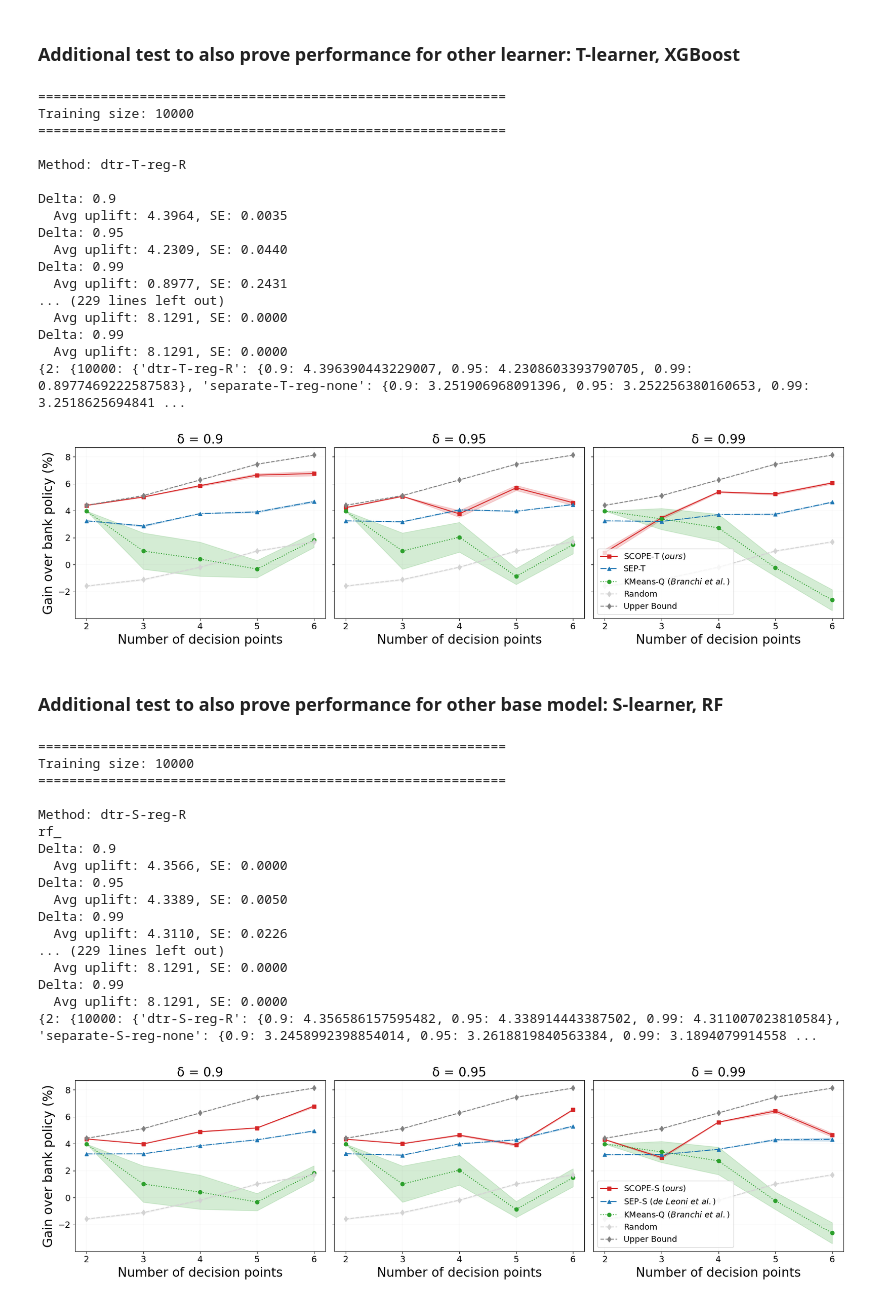
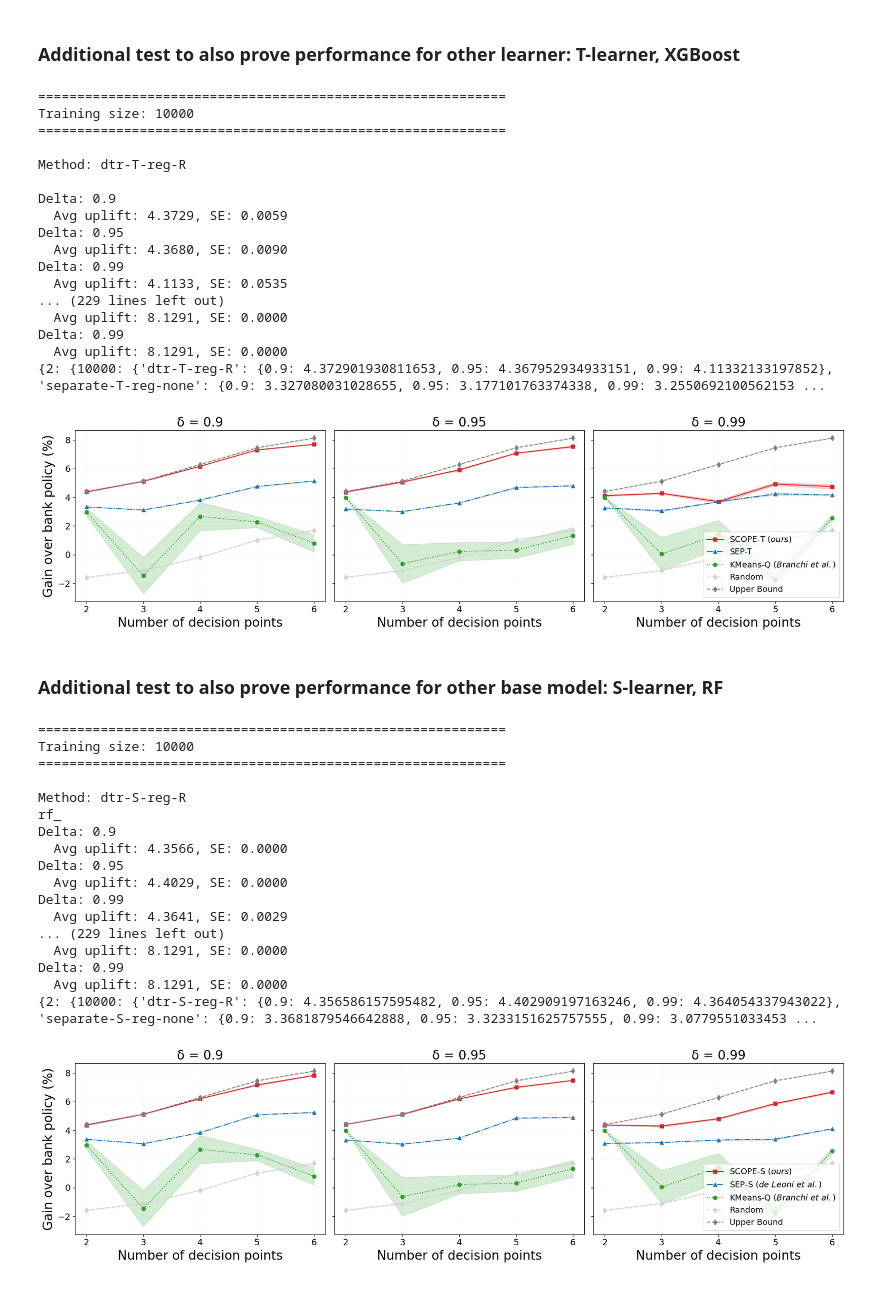
Before and after one commit to JakobDeMoorKULstudent/SCOPE, a Jupyter notebook: src/utils/results_tools/display_results.ipynb, the cells around one changed output. Saved outputs shown, nothing was run; the diff lists cells and outputs as text; code cells hidden in the pictures.

```diff
--- a/src/utils/results_tools/display_results.ipynb
+++ b/src/utils/results_tools/display_results.ipynb
@@ -178,7 +232,7 @@ stage_avg_uplift_dict = {}
 stage_se_uplift_dict = {}
 
 for stage in n_stages_list:
-    results_dict, avg_uplift_dict, se_uplift_dict = load_results(training_sizes=training_sizes, delta_levels=delta_levels, methods=methods_main, model_category=model_category, cross_fit=cross_fit, num_iterations=num_iterations, n_stages=stage, dataset=dataset)
+    results_dict, avg_uplift_dict, se_uplift_dict = load_results(training_sizes=training_sizes, delta_levels=delta_levels, methods=methods_main, model_category=model_category, cross_fit=cross_fit, num_iterations=num_iterations, n_stages=stage, dataset=dataset, confounding_type="case")
     stage_results_dict[stage] = results_dict
     stage_avg_uplift_dict[stage] = avg_uplift_dict
     stage_se_uplift_dict[stage] = se_uplift_dict
@@ -242,7 +296,7 @@ stage_avg_uplift_dict = {}
 stage_se_uplift_dict = {}
 
 for stage in n_stages_list:
-    results_dict, avg_uplift_dict, se_uplift_dict = load_results(training_sizes=training_sizes, delta_levels=delta_levels, methods=methods_main, model_category=model_category, cross_fit=cross_fit, num_iterations=num_iterations, n_stages=stage, dataset=dataset)
+    results_dict, avg_uplift_dict, se_uplift_dict = load_results(training_sizes=training_sizes, delta_levels=delta_levels, methods=methods_main, model_category=model_category, cross_fit=cross_fit, num_iterations=num_iterations, n_stages=stage, dataset=dataset, confounding_type="case")
     stage_results_dict[stage] = results_dict
     stage_avg_uplift_dict[stage] = avg_uplift_dict
     stage_se_uplift_dict[stage] = se_uplift_dict
@@ -258,17 +312,17 @@ Training size: 10000
 Method: dtr-T-reg-R
 
 Delta: 0.9
-  Avg uplift: 4.3964, SE: 0.0035
+  Avg uplift: 4.3729, SE: 0.0059
 Delta: 0.95
-  Avg uplift: 4.2309, SE: 0.0440
+  Avg uplift: 4.3680, SE: 0.0090
 Delta: 0.99
-  Avg uplift: 0.8977, SE: 0.2431
+  Avg uplift: 4.1133, SE: 0.0535
 ... (229 lines left out)
   Avg uplift: 8.1291, SE: 0.0000
 Delta: 0.99
   Avg uplift: 8.1291, SE: 0.0000
-{2: {10000: {'dtr-T-reg-R': {0.9: 4.396390443229007, 0.95: 4.2308603393790705, 0.99: 0.8977469222587583}, 'separate-T-reg-none': {0.9: 3.251906968091396, 0.95: 3.252256380160653, 0.99: 3.2518625694841 ...
+{2: {10000: {'dtr-T-reg-R': {0.9: 4.372901930811653, 0.95: 4.367952934933151, 0.99: 4.11332133197852}, 'separate-T-reg-none': {0.9: 3.327080031028655, 0.95: 3.177101763374338, 0.99: 3.2550692100562153 ...
-[figure, old version]
+[figure, new version]
 # %% [markdown]
 ### Additional test to also prove performance for other base model: S-learner, RF
 # %%
@@ -301,35 +355,35 @@ methods_main =  ["dtr-S-reg-R"] + ["separate-S-reg-none"] + ["kmeans_q"] + bases
 model_category = "ml"
 cross_fit = False
 
 stage_results_dict = {}
 stage_avg_uplift_dict = {}
 stage_se_uplift_dict = {}
 
 for stage in n_stages_list:
-    results_dict, avg_uplift_dict, se_uplift_dict = load_results(training_sizes=training_sizes, delta_levels=delta_levels, methods=methods_main, model_category=model_category, cross_fit=cross_fit, num_iterations=num_iterations, n_stages=stage, dataset=dataset, model_specific=model_specific)
+    results_dict, avg_uplift_dict, se_uplift_dict = load_results(training_sizes=training_sizes, delta_levels=delta_levels, methods=methods_main, model_category=model_category, cross_fit=cross_fit, num_iterations=num_iterations, n_stages=stage, dataset=dataset, model_specific=model_specific, confounding_type="case")
     stage_results_dict[stage] = results_dict
     stage_avg_uplift_dict[stage] = avg_uplift_dict
     stage_se_uplift_dict[stage] = se_uplift_dict
 
 print(stage_avg_uplift_dict)
 
 plot_results_delta_levels_by_stage_grid(avg_uplift_dict=stage_avg_uplift_dict, se_uplift_dict=stage_se_uplift_dict, methods=methods_main, n_stages_list=n_stages_list, delta_levels=delta_levels, model_specific=model_specific)
 # %% [output]
 ============================================================
 Training size: 10000
 ============================================================
 
 Method: dtr-S-reg-R
 rf_
 Delta: 0.9
   Avg uplift: 4.3566, SE: 0.0000
 Delta: 0.95
-  Avg uplift: 4.3389, SE: 0.0050
+  Avg uplift: 4.4029, SE: 0.0000
 Delta: 0.99
-  Avg uplift: 4.3110, SE: 0.0226
+  Avg uplift: 4.3641, SE: 0.0029
 ... (229 lines left out)
   Avg uplift: 8.1291, SE: 0.0000
 Delta: 0.99
   Avg uplift: 8.1291, SE: 0.0000
-{2: {10000: {'dtr-S-reg-R': {0.9: 4.356586157595482, 0.95: 4.338914443387502, 0.99: 4.311007023810584}, 'separate-S-reg-none': {0.9: 3.2458992398854014, 0.95: 3.2618819840563384, 0.99: 3.1894079914558 ...
+{2: {10000: {'dtr-S-reg-R': {0.9: 4.356586157595482, 0.95: 4.402909197163246, 0.99: 4.364054337943022}, 'separate-S-reg-none': {0.9: 3.3681879546642888, 0.95: 3.3233151625757555, 0.99: 3.0779551033453 ...
-[figure, old version]
+[figure, new version]
```
Also changed, not shown: parts of 12 cells of this notebook, 27 other files.
